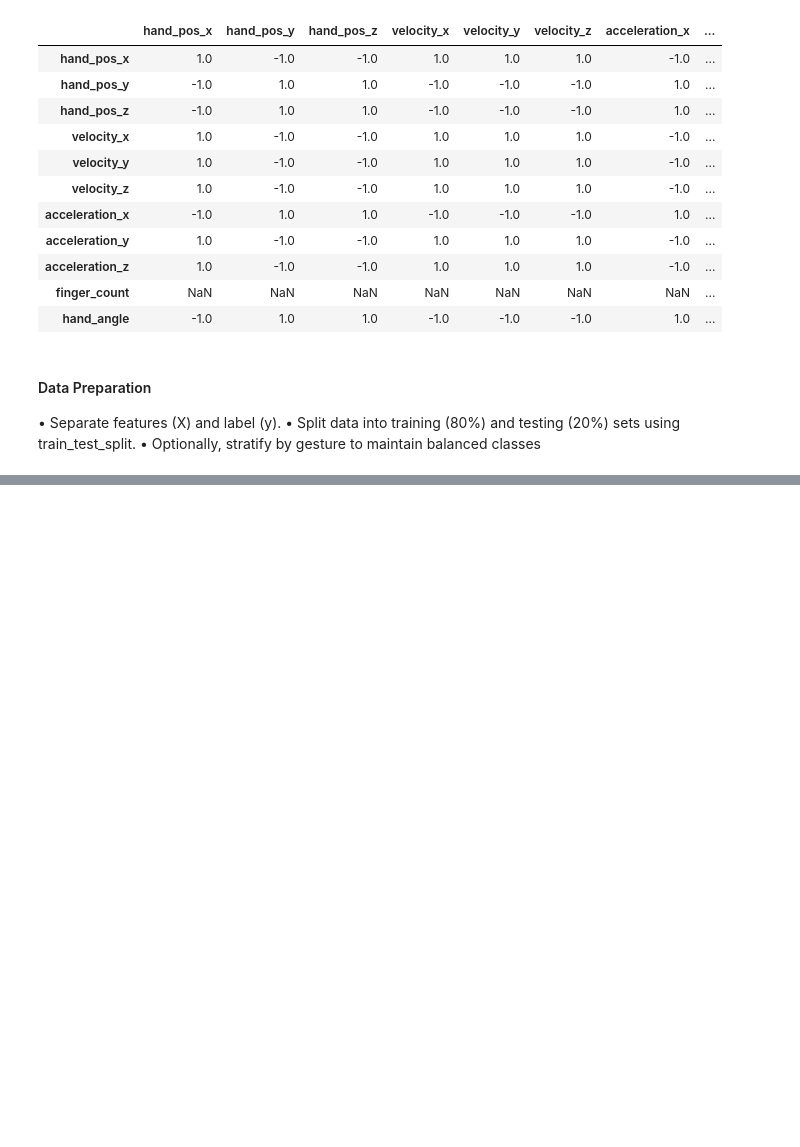
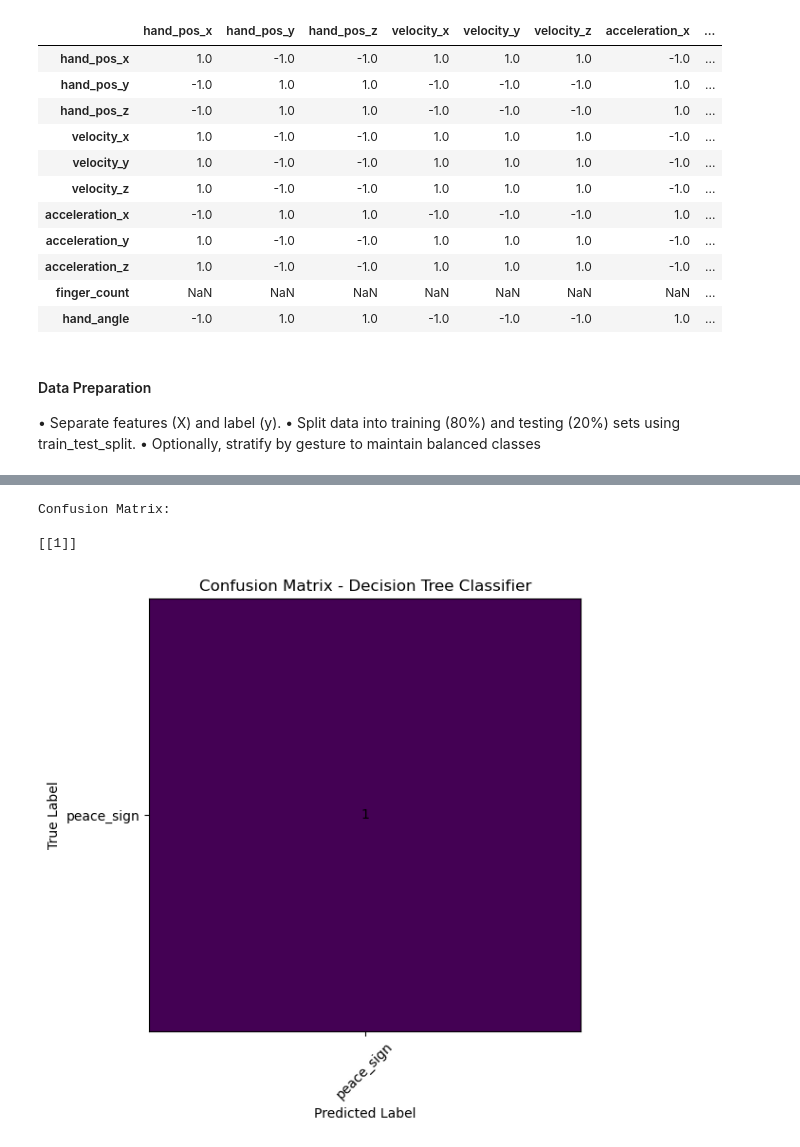
Before and after one commit to kimritaa/COM685NaturalIntelligentUserInterfaces., a Jupyter notebook: Week1/lab1.ipynb, the cells around one changed output, grey strips where cells are left out. Saved outputs shown, nothing was run; the diff lists cells and outputs as text; code cells hidden in the pictures; blank space fills up the shorter version.

```diff
--- a/Week1/lab1.ipynb
+++ b/Week1/lab1.ipynb
@@ -191,0 +239,7 @@ using train_test_split. • Optionally, stratify by gesture to maintain balanced
+# %%
+# Create a Decision Tree classifier
+# random_state ensures reproducibility
+dt_model = DecisionTreeClassifier(random_state=42)
+# %%
+# Train (fit) the model using the training data
+dt_model.fit(X_train, y_train)
@@ -191,0 +248,3 @@ using train_test_split. • Optionally, stratify by gesture to maintain balanced
+# %%
+# Predict gesture labels for the test set
+y_pred = dt_model.predict(X_test)
@@ -191,0 +285,32 @@ using train_test_split. • Optionally, stratify by gesture to maintain balanced
+# %%
+# Generate the confusion matrix
+cm = confusion_matrix(y_test, y_pred)
+# Display the raw confusion matrix
+print("Confusion Matrix:\n")
+print(cm)
+# %% [output]
+Confusion Matrix:
+
+[[1]]
+# %%
+# Get the list of gesture labels
+gesture_labels = dt_model.classes_
+# Create a figure
+plt.figure(figsize=(8, 6))
+# Display the confusion matrix as an image
+plt.imshow(cm)
+plt.title("Confusion Matrix - Decision Tree Classifier")
+plt.xlabel("Predicted Label")
+plt.ylabel("True Label")
+# Add tick marks and labels
+plt.xticks(range(len(gesture_labels)), gesture_labels, rotation=45)
+plt.yticks(range(len(gesture_labels)), gesture_labels)
+# Add numbers inside each cell
+for i in range(len(gesture_labels)):
+    for j in range(len(gesture_labels)):
+        plt.text(j, i, cm[i, j], ha="center", va="center")
+# Show the plot
+plt.tight_layout()
+plt.show()
+# %% [output]
+[figure, added]
```
Also changed, not shown: parts of 19 cells of this notebook.
